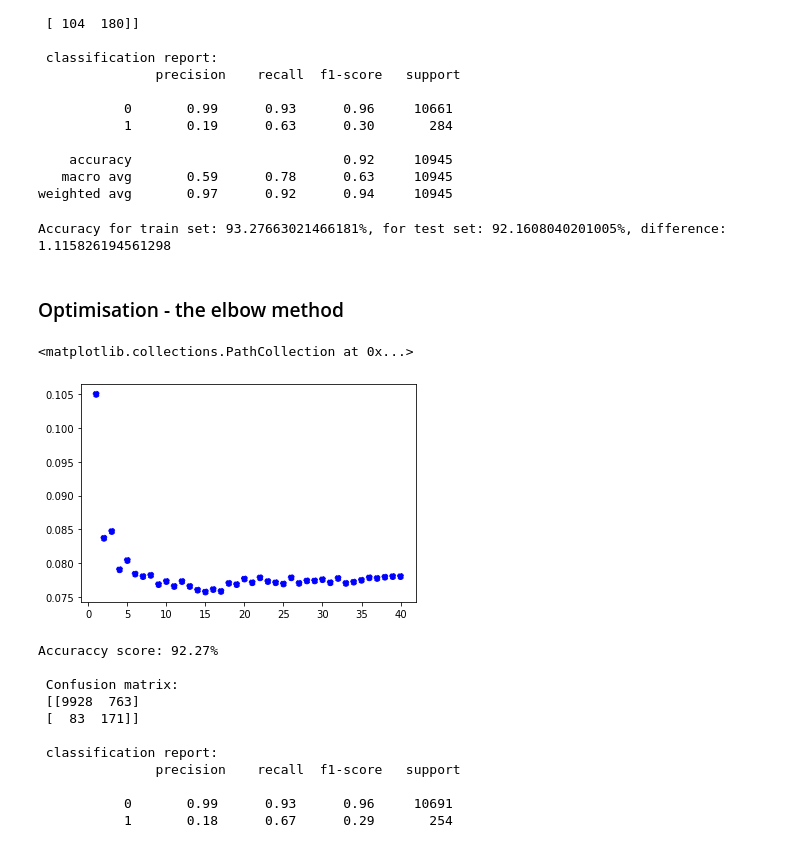
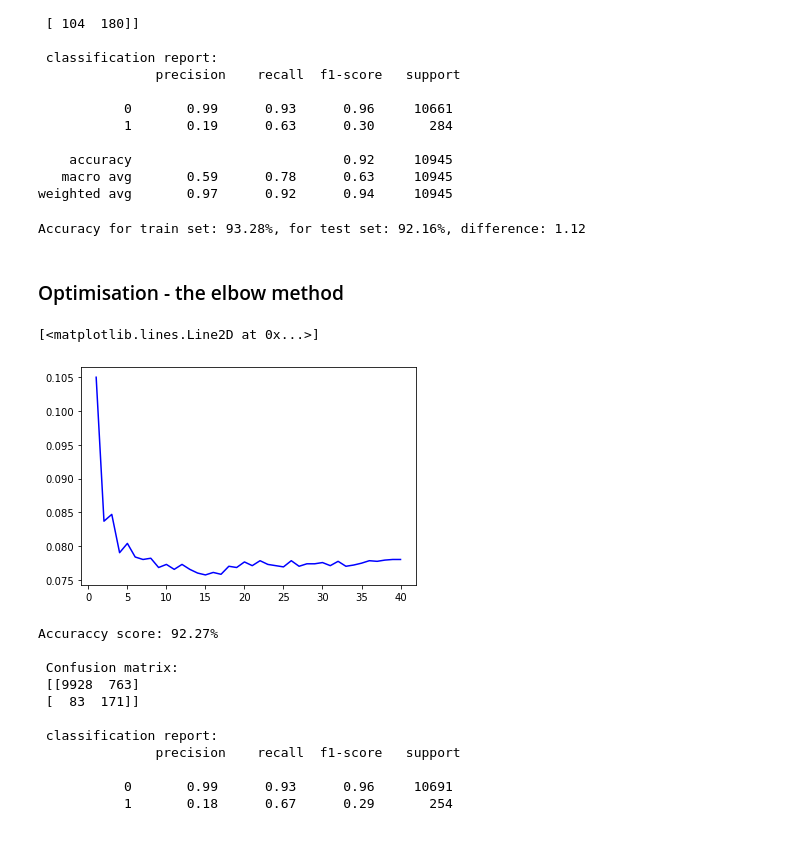
Before and after one commit to Waldemar-DataScience/Bank-Marketing, a Jupyter notebook: ML training.ipynb, the cells around one changed output. Drawn from its saved outputs; the diff is of its cells as text; code cells hidden in the pictures.

```diff
--- a/ML training.ipynb
+++ b/ML training.ipynb
@@ -85,9 +86,9 @@ Accuraccy score: 92.16%
 weighted avg       0.97      0.92      0.94     10945
 # %%
 a,b = classifier.score(X_train,y_train), classifier.score(X_test,y_test)
-print(f"Accuracy for train set: {100*a:2}%, for test set: {100*b:2}%, difference: {100*(a-b):2}")
+print(f"Accuracy for train set: {100*a:.2f}%, for test set: {100*b:.2f}%, difference: {100*(a-b):.2f}")
 # %% [output]
-Accuracy for train set: 93.27663021466181%, for test set: 92.1608040201005%, difference: 1.115826194561298
+Accuracy for train set: 93.28%, for test set: 92.16%, difference: 1.12
 # %% [markdown]
 ### Optimisation - the elbow method
 # %%
@@ -100,10 +101,10 @@ for i in range(1,41):
 # %%
 x = [a[0] for a in data]
 y = [a[1] for a in data]
-plt.scatter(x,y,color='blue', linestyle='dashed', marker='o')
+plt.plot(x,y,color='blue')
 # %% [output]
-<matplotlib.collections.PathCollection at 0x...>
+[<matplotlib.lines.Line2D at 0x...>]
-[figure, old version]
+[figure, new version]
 # %%
 # we chose cut off on the level 10
 classifier = KNeighborsClassifier(n_neighbors=10)
```
Also changed, not shown: parts of 12 cells of this notebook, 4 other files.
